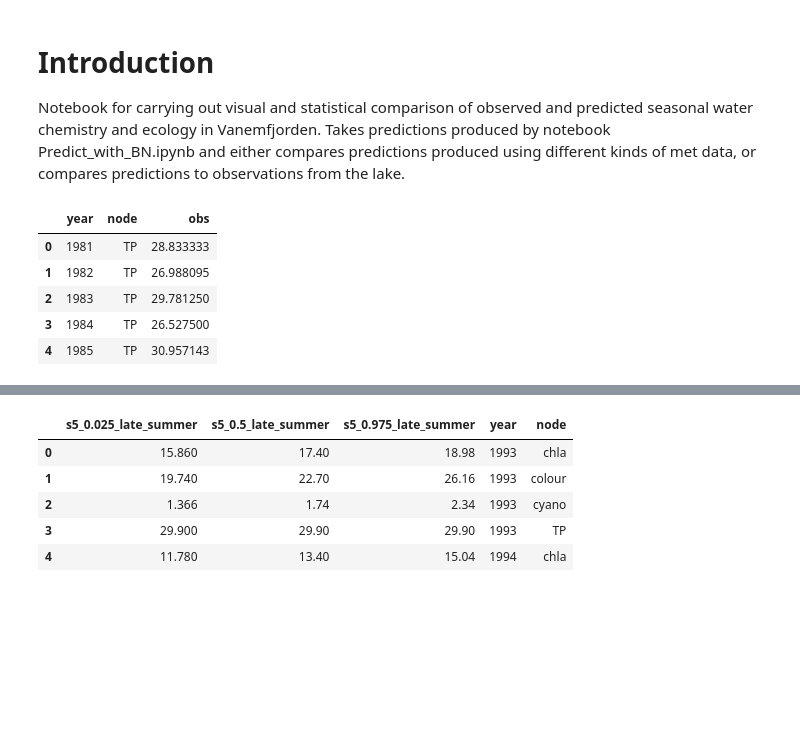
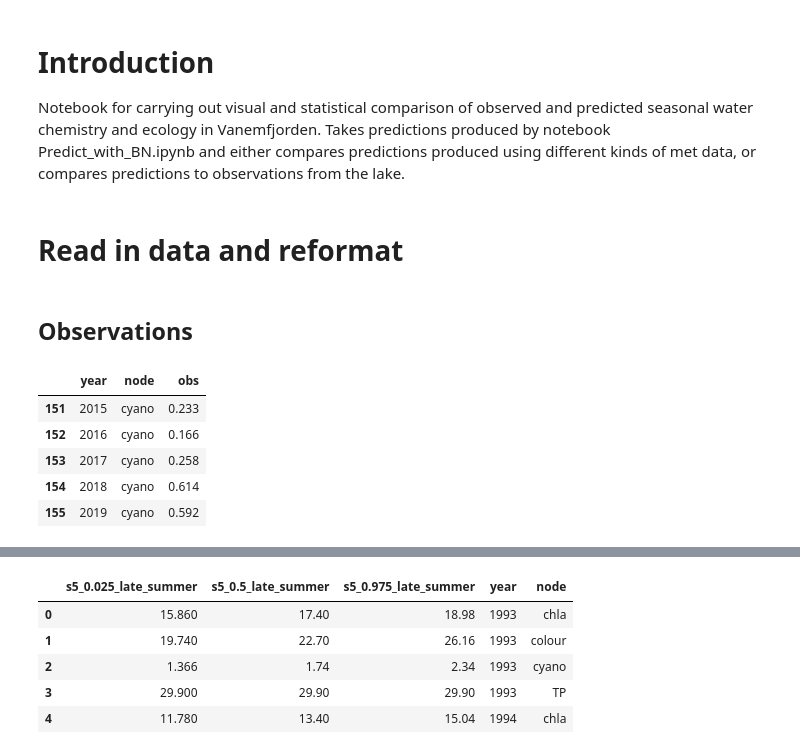
Before and after one commit to icra/WATExR, a Jupyter notebook: Norway_Morsa/BayesianNetwork/Notebooks/08_Hindcast_stats_and_plots.ipynb, the cells around one changed output, grey strips where cells are left out. Saved outputs shown, nothing was run; the diff lists cells and outputs as text; code cells hidden in the pictures; blank space fills up the shorter version.

```diff
--- a/Norway_Morsa/BayesianNetwork/Notebooks/08_Hindcast_stats_and_plots.ipynb
+++ b/Norway_Morsa/BayesianNetwork/Notebooks/08_Hindcast_stats_and_plots.ipynb
@@ -20,19 +25,23 @@ sim_naive_fpath = '../Data/Predictions/Historic/Prediction_naive_1981-2019.csv'
 out_folder = '../Hindcast_stats_plots'
 
 var_list = ['TP','chla','colour','cyano']
+# %% [markdown]
+# Read in data and reformat
+# %% [markdown]
+## Observations
 # %%
 # Read in the observations
 obs_wide = pd.read_csv(obs_fpath)
 
 # Reformat obs to long format, same as the others
 obs = pd.melt(obs_wide, id_vars=['year'], value_vars=var_list,
          var_name='node', value_name='obs')
 
-obs.head()
+obs.tail()
 # %% [output]
 |  | year | node | obs |
-| 0 | 1981 | TP | 28.833333 |
-| 1 | 1982 | TP | 26.988095 |
-| 2 | 1983 | TP | 29.781250 |
-| 3 | 1984 | TP | 26.527500 |
-| 4 | 1985 | TP | 30.957143 |
+| 151 | 2015 | cyano | 0.233 |
+| 152 | 2016 | cyano | 0.166 |
+| 153 | 2017 | cyano | 0.258 |
+| 154 | 2018 | cyano | 0.614 |
+| 155 | 2019 | cyano | 0.592 |
```
Also changed, not shown: parts of 40 cells of this notebook, 54 other files.
